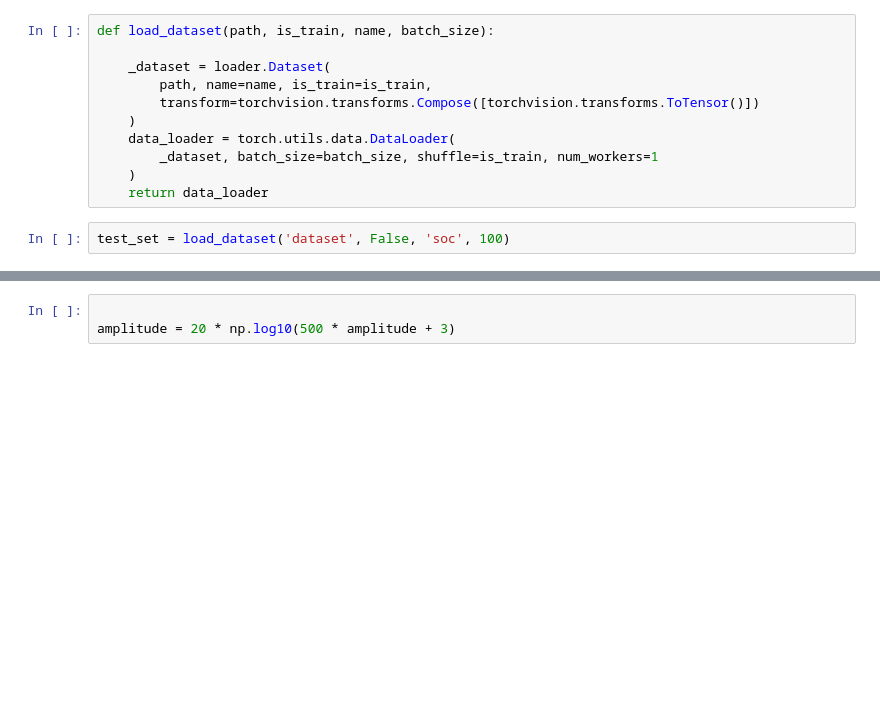
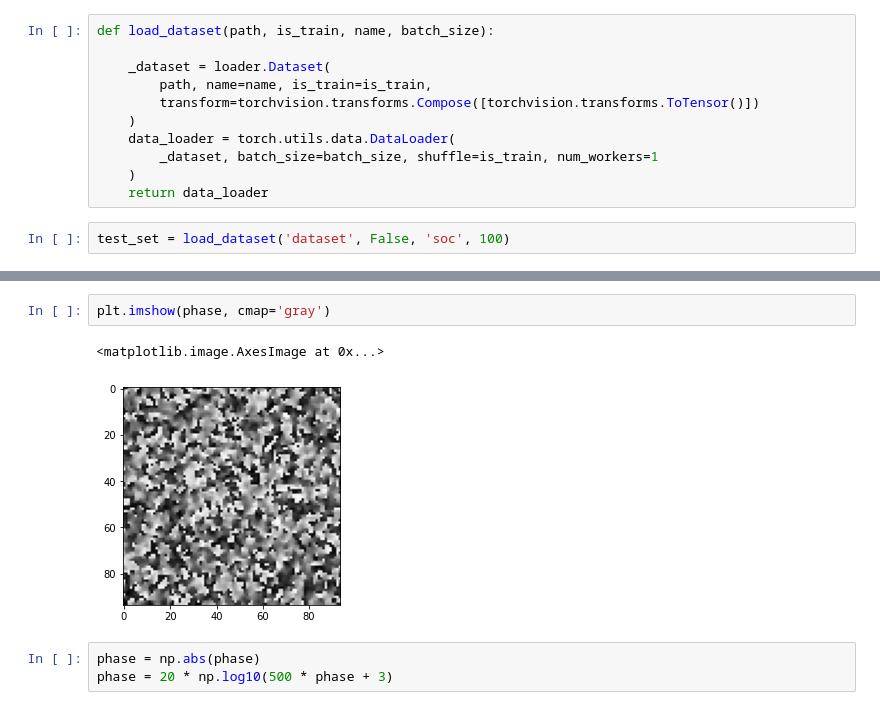
Before and after one commit to jangsoopark/AConvNet-pytorch, a Jupyter notebook: notebook/target-chip.ipynb, the cells around one changed output, grey strips where cells are left out. Cells and saved outputs as stored; diff of their text form; blank space fills up the shorter version.

```diff
--- a/notebook/target-chip.ipynb
+++ b/notebook/target-chip.ipynb
@@ -42,4 +53,9 @@ amplitude = np.abs(amplitude)
+# %%
+plt.imshow(phase, cmap='gray')
+# %% [output]
+<matplotlib.image.AxesImage at 0x...>
+[figure, added]
 # %%
-
-amplitude = 20 * np.log10(500 * amplitude + 3)
+phase = np.abs(phase)
+phase = 20 * np.log10(500 * phase + 3)
 # %%
```
Also changed, not shown: parts of 7 cells of this notebook, 1 other file.
